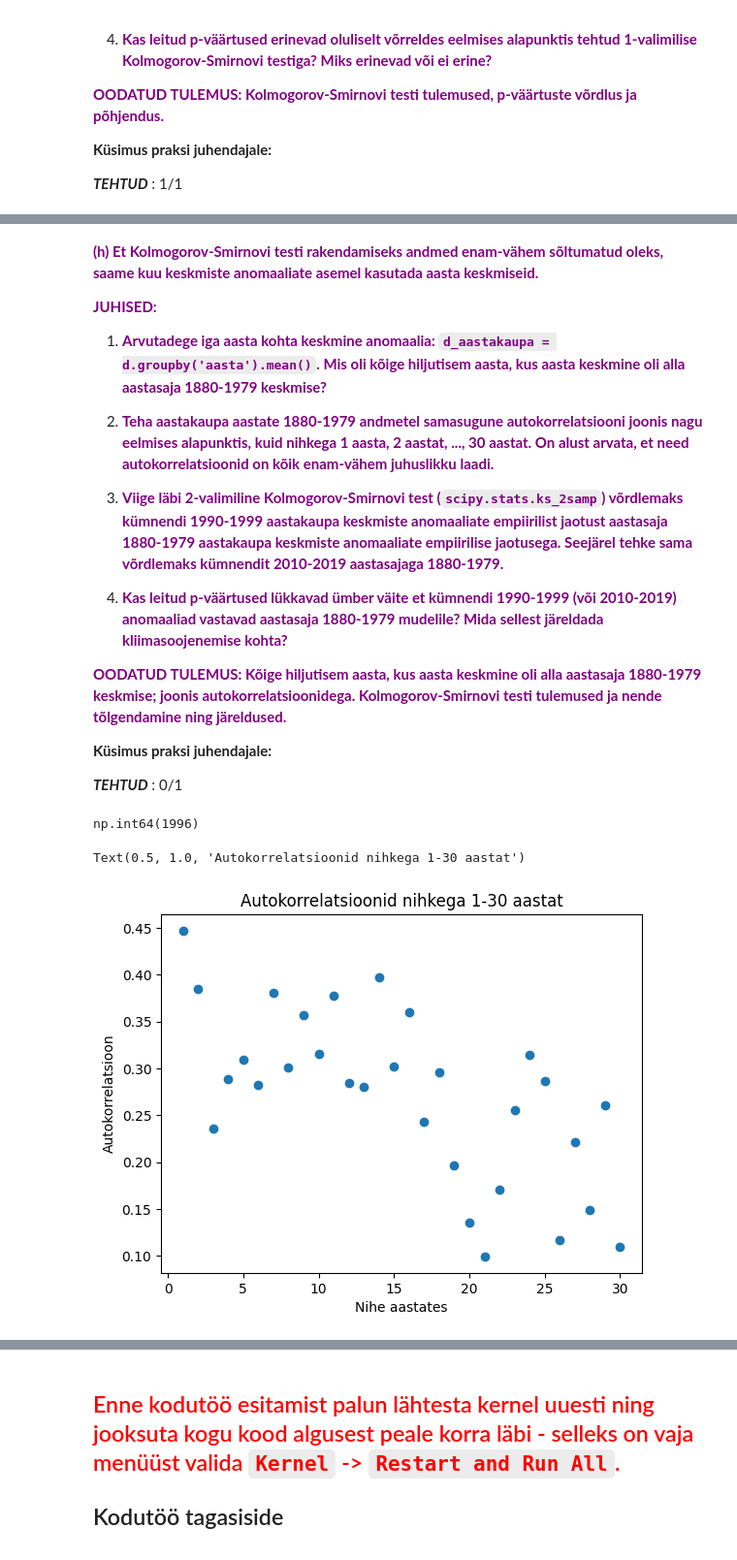
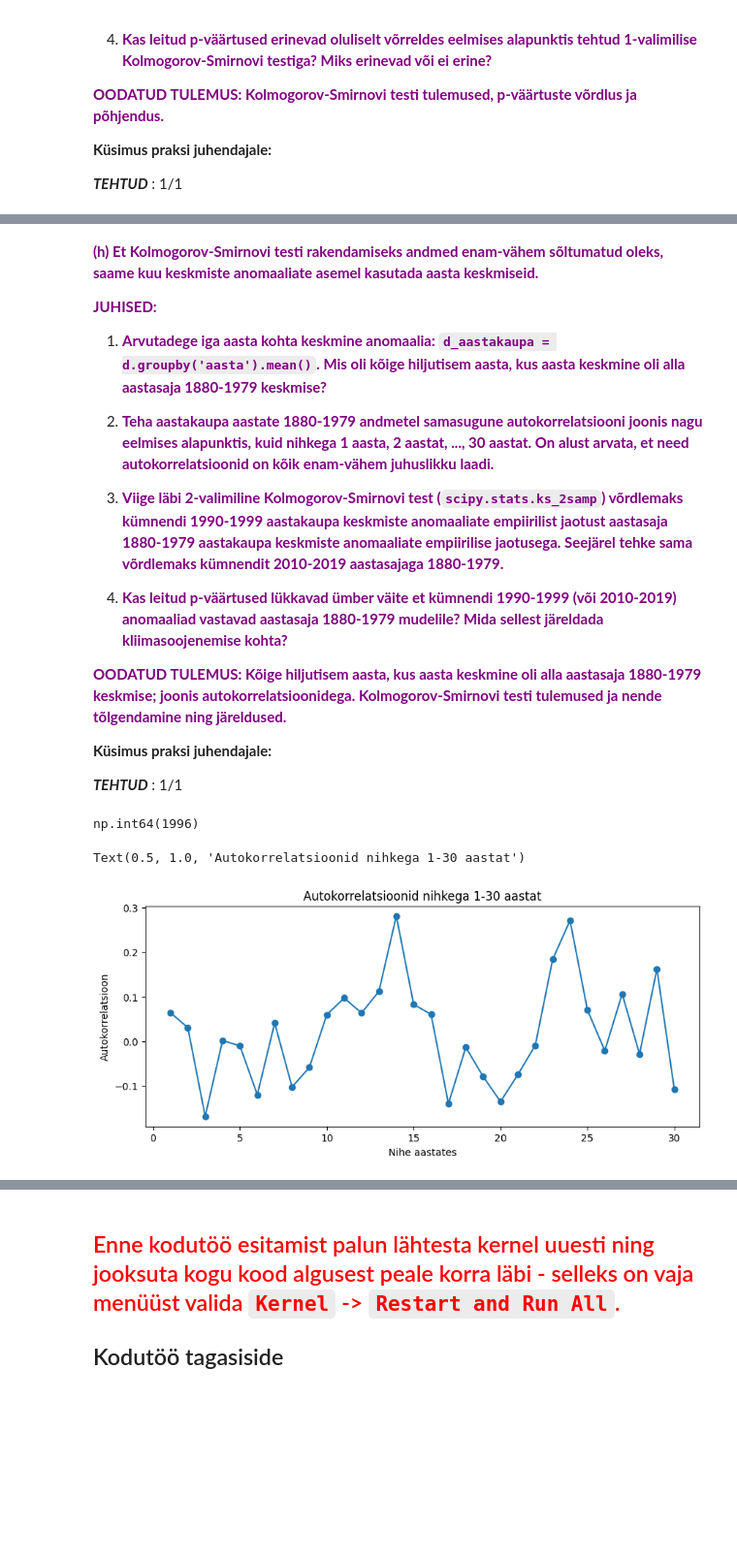
Before and after one commit to saskia002/andmeteaduse-meetodid, a Jupyter notebook: kodutööd/3/ATM2025_kodutoo_3.ipynb, the cells around one changed output, grey strips where cells are left out. Shown at 97% size. Cells and saved outputs as stored; diff of their text form; code cells hidden in the pictures; blank space fills up the shorter version.

```diff
--- a/kodutööd/3/ATM2025_kodutoo_3.ipynb
+++ b/kodutööd/3/ATM2025_kodutoo_3.ipynb
@@ -898,7 +907,15 @@ KS test statistik:      0.4297
 
 **_TEHTUD_** : 1/1
 # %%
-emp_cdf_anomaalia_1880_1979_kde = np.array([anomaalia_1880_1979_kde.integrate_box(-np.inf, xi) for xi in x_vektor])
+#emp_cdf_anomaalia_1880_1979_kde = np.array([anomaalia_1880_1979_kde.integrate_box(-np.inf, xi) for xi in x_vektor])
+
+
+_1880_1979 = aastafilter(d, 1880, 1979)
+
+emp_cdf_anomaalia_1880_1979_kde = np.array([
+	np.mean(_1880_1979['anomaalia_1880_1979'] <= x)
+	for x in x_vektor_1990_1999
+])
 # %%
 # 1-2
 # 	Tehke 2 joonist, kus ühel on kümnendi 1990-1999 ja teisel kümnendi 2010-2019 empiiriline jaotusfunktsioon.
@@ -1017,7 +1050,7 @@ Text(0.5, 1.0, 'Autokorrelatsioonid nihkega 1-36 kuud')
 
 **Küsimus praksi juhendajale:**
 
-**_TEHTUD_** : 0/1
+**_TEHTUD_** : 1/1
 # %%
 # 1
 # 	Arvutadege iga aasta kohta keskmine anomaalia: d_aastakaupa = d.groupby('aasta').mean(). Mis oli kõige hiljutisem aasta, kus aasta keskmine oli alla aastasaja 1880-1979 keskmise?
@@ -1038,20 +1071,24 @@ np.int64(1996)
 # %%
 # 2
 # 	Teha aastakaupa aastate 1880-1979 andmetel samasugune autokorrelatsiooni joonis nagu eelmises alapunktis, kuid nihkega 1 aasta, 2 aastat, ..., 30 aastat. On alust arvata, et need autokorrelatsioonid on kõik enam-vähem juhuslikku laadi.
 
+aastakaupa_1880_1979 = _1880_1979.groupby('aasta').mean()
+
 auto_corr_1_30_aastat = [
-	d_aastakaupa['anomaalia_1880_1979'].autocorr(lag=i)
+	aastakaupa_1880_1979['anomaalia_1880_1979'].autocorr(lag=i)
 	for i in range(1, 31)
 ]
 
-plt.scatter(
+plt.figure(figsize=(10, 4))
+plt.plot(
 	range(1, 31),
-	auto_corr_1_30_aastat
+	auto_corr_1_30_aastat,
+	marker="o"
 )
 plt.xlabel('Nihe aastates')
 plt.ylabel('Autokorrelatsioon')
 plt.title('Autokorrelatsioonid nihkega 1-30 aastat')
 # %% [output]
 Text(0.5, 1.0, 'Autokorrelatsioonid nihkega 1-30 aastat')
-[figure, old version]
+[figure, new version]
 # %%
```
Also changed, not shown: parts of 19 cells of this notebook.
